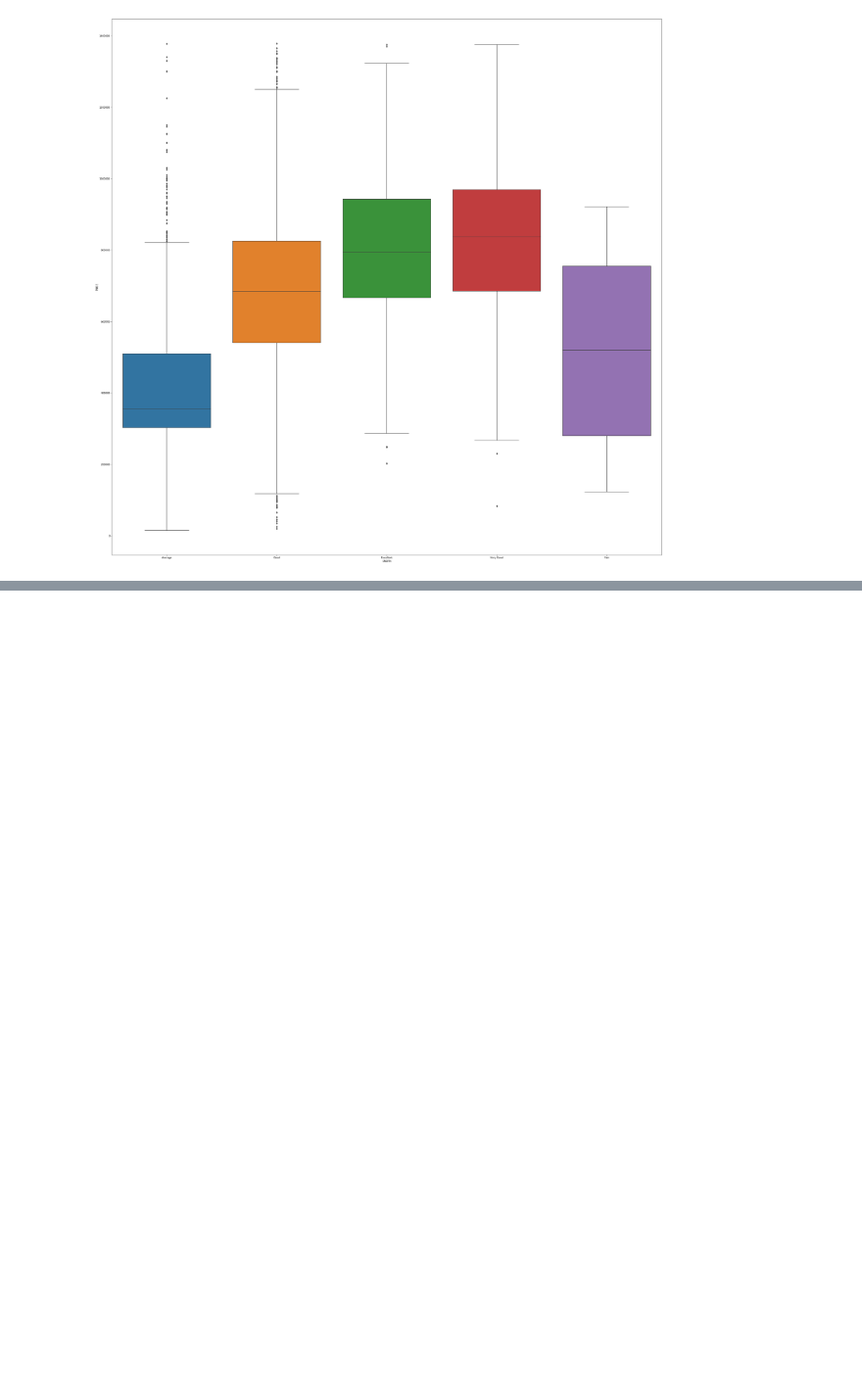
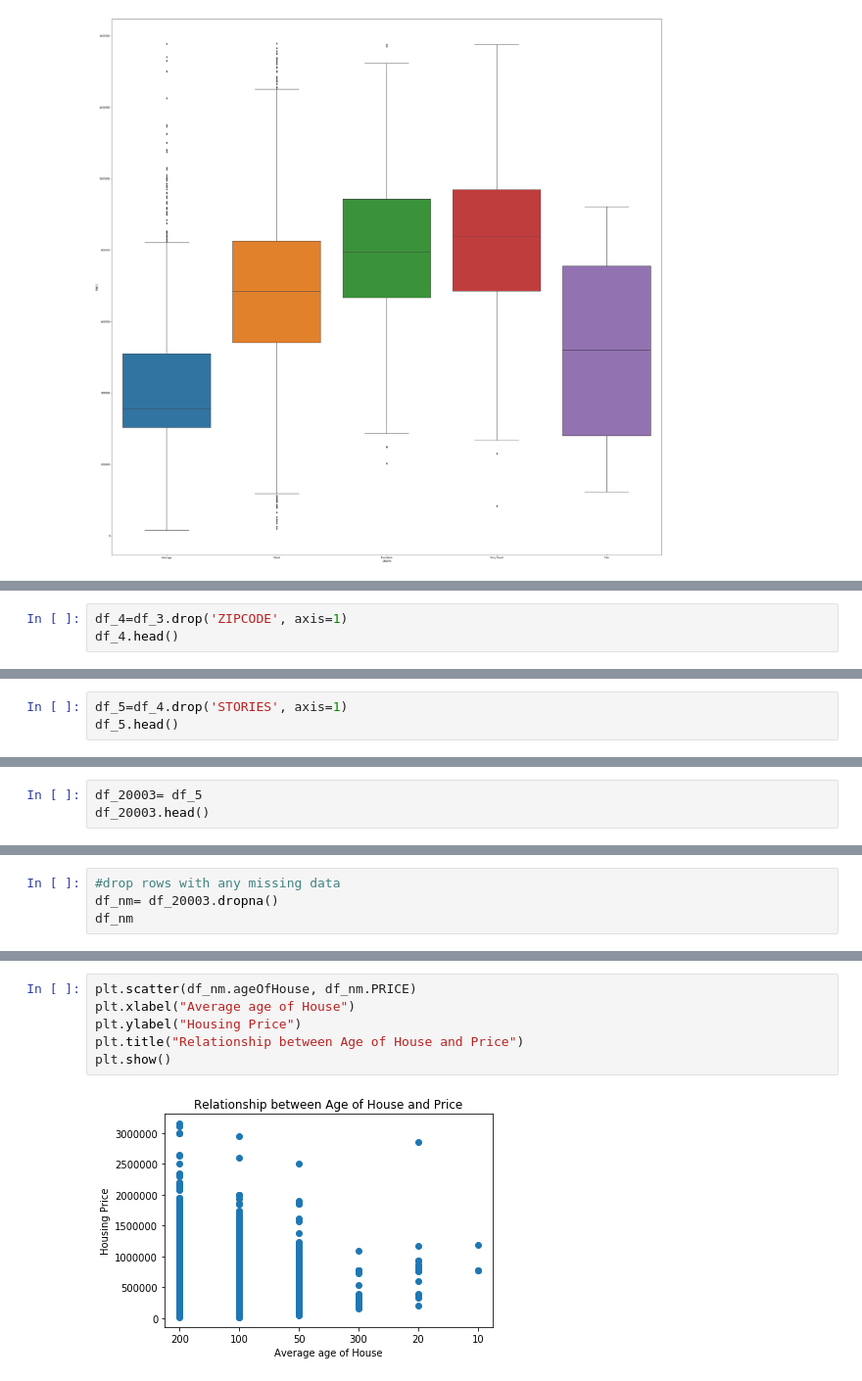
Before and after one commit to ocarbonie/Project1, a Jupyter notebook: Project1.ipynb, the cells around one changed output, grey strips where cells are left out. Shown at 98% size. Cells and saved outputs as stored; diff of their text form; blank space fills up the shorter version.

```diff
--- a/Project1.ipynb
+++ b/Project1.ipynb
@@ -413,0 +476,3 @@ sns.boxplot(x='CNDTN',y='PRICE',data=copydf_20003)
+# %%
+df_4=df_3.drop('ZIPCODE', axis=1)
+df_4.head()
@@ -413,0 +486,3 @@ sns.boxplot(x='CNDTN',y='PRICE',data=copydf_20003)
+# %%
+df_5=df_4.drop('STORIES', axis=1)
+df_5.head()
@@ -413,0 +496,3 @@ sns.boxplot(x='CNDTN',y='PRICE',data=copydf_20003)
+# %%
+df_20003= df_5
+df_20003.head()
@@ -413,0 +506,4 @@ sns.boxplot(x='CNDTN',y='PRICE',data=copydf_20003)
+# %%
+#drop rows with any missing data
+df_nm= df_20003.dropna()
+df_nm
@@ -413,0 +552,8 @@ sns.boxplot(x='CNDTN',y='PRICE',data=copydf_20003)
+# %%
+plt.scatter(df_nm.ageOfHouse, df_nm.PRICE)
+plt.xlabel("Average age of House")
+plt.ylabel("Housing Price")
+plt.title("Relationship between Age of House and Price")
+plt.show()
+# %% [output]
+[figure, added]
```
Also changed, not shown: parts of 41 cells of this notebook.
